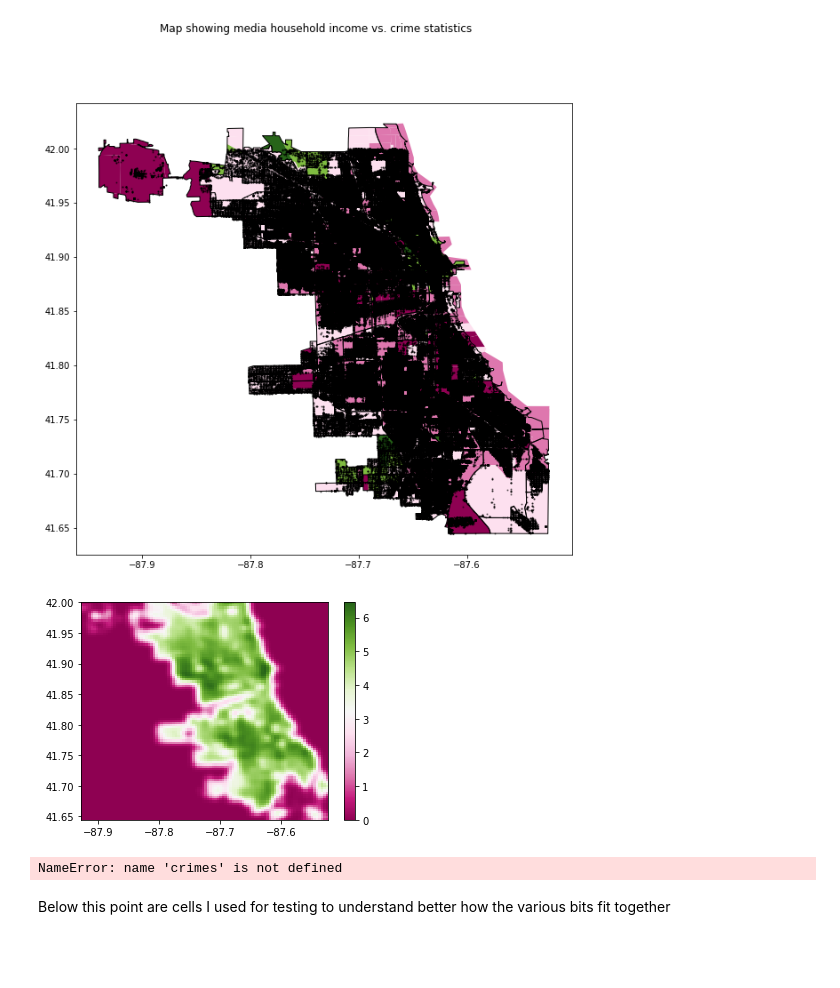
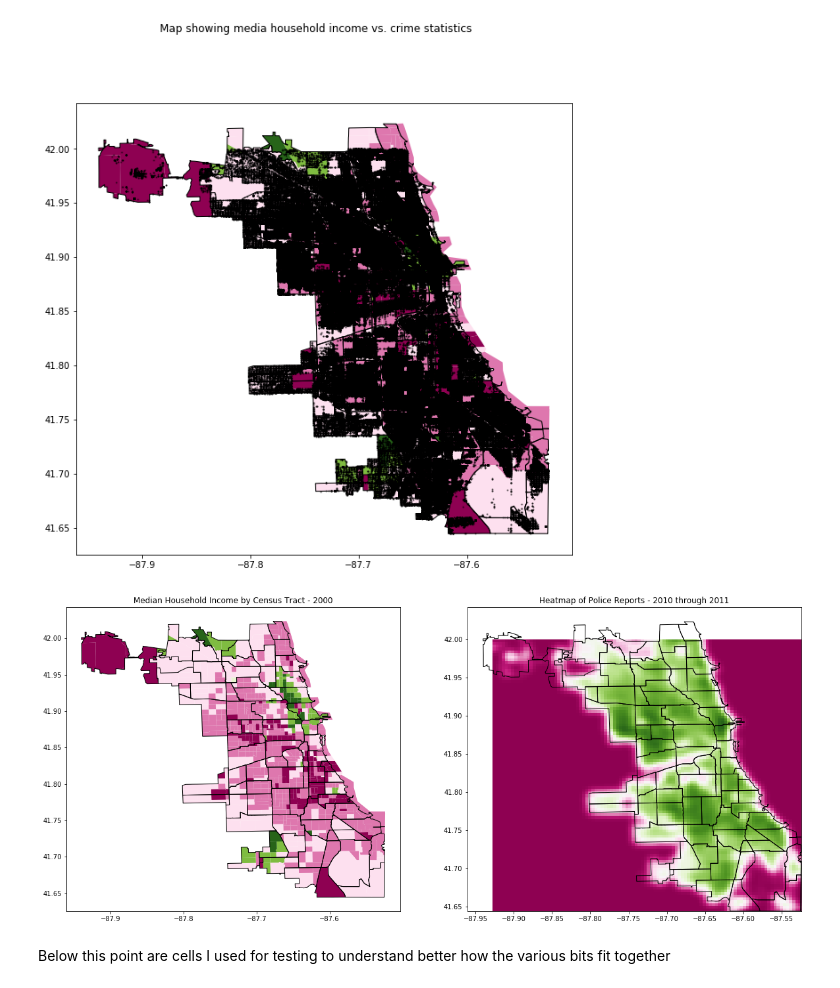
Before and after one commit to hubrigant/chicago_analysis, a Jupyter notebook: geospatial-test.ipynb, the cells around one changed output. Saved outputs shown, nothing was run; the diff lists cells and outputs as text; code cells hidden in the pictures; blank space fills up the shorter version.

```diff
--- a/geospatial-test.ipynb
+++ b/geospatial-test.ipynb
@@ -205,19 +200,7 @@ def getx(pt):
 
 def gety(pt):
     return pt.coords[0][1]
-# %%
-x = list(crimes.geometry.apply(getx))
-y = list(crimes.geometry.apply(gety))
-heatmap, xedges, yedges = np.histogram2d(y, x, bins=(100,100))
-extent = [yedges[0], yedges[-1], xedges[-1], xedges[0]]
 # %%
 logheatmap = np.log(heatmap)
 logheatmap[np.isneginf(logheatmap)] = 0
 logheatmap = ndimage.filters.gaussian_filter(logheatmap, 1.3, mode='nearest')
-# %%
-plt.imshow(logheatmap, cmap="PiYG", extent=extent)
-plt.colorbar()
-plt.gca().invert_yaxis()
-plt.show()
-# %% [output]
-[figure, removed]
@@ -245,7 +207,22 @@ def heatmap(d, bins=(100,100), smoothing=1.3, cmap='jet'):
-# %%
-heatmap(crimes, bins=50, smoothing=1.5)
-# %% [output]
-NameError: name 'crimes' is not defined
+# %%
+fig, (ax, ax2) = plt.subplots(1, 2)
+#fig.suptitle('Map showing crime statistics by named Chicago neighborhood')
+ax.set_aspect('equal')
+ax.set_title('Median Household Income by Census Tract - 2000')
+
+#fig.suptitle('Map showing media household income')
+ax2.set_aspect('equal')
+ax2.set_title('Heatmap of Police Reports - 2010 through 2011')
+fig.set_size_inches(20,10)
+with_incomes.plot(ax=ax, column="income_range",  cmap='PiYG')
+neighborhoods.plot(ax=ax, edgecolor='black', color='none')
+
+plt.imshow(logheatmap, cmap="PiYG", extent=extent)
+plt.gca().invert_yaxis()
+neighborhoods.plot(ax=ax2, edgecolor='black', color='none')
+plt.show()
+# %% [output]
+[figure, added]
 # %% [markdown]
 Below this point are cells I used for testing to understand better how the various bits fit together
 # %% [markdown]
```
Also changed, not shown: parts of 4 cells of this notebook, 1 other file.
